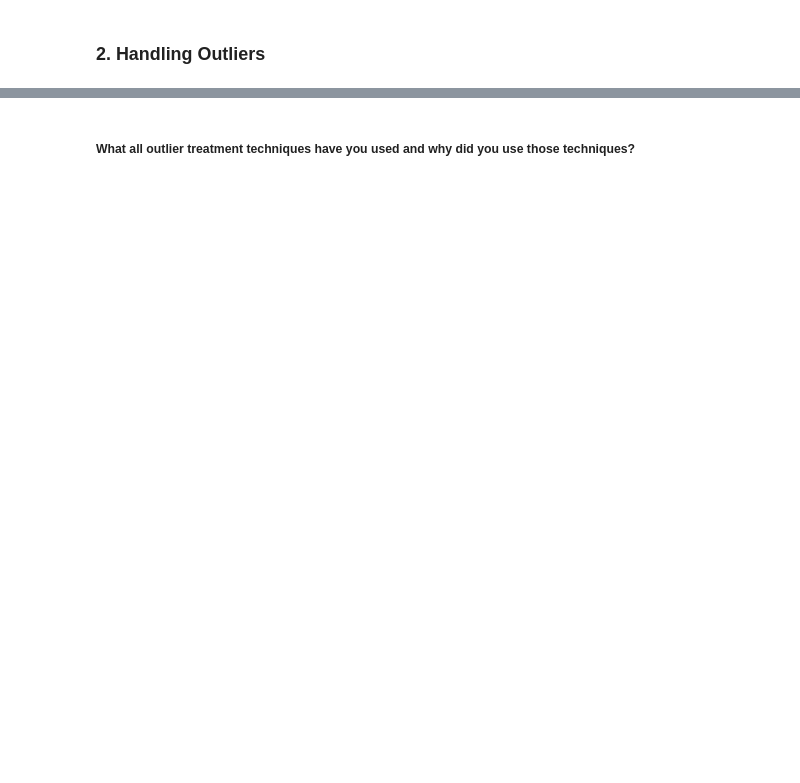
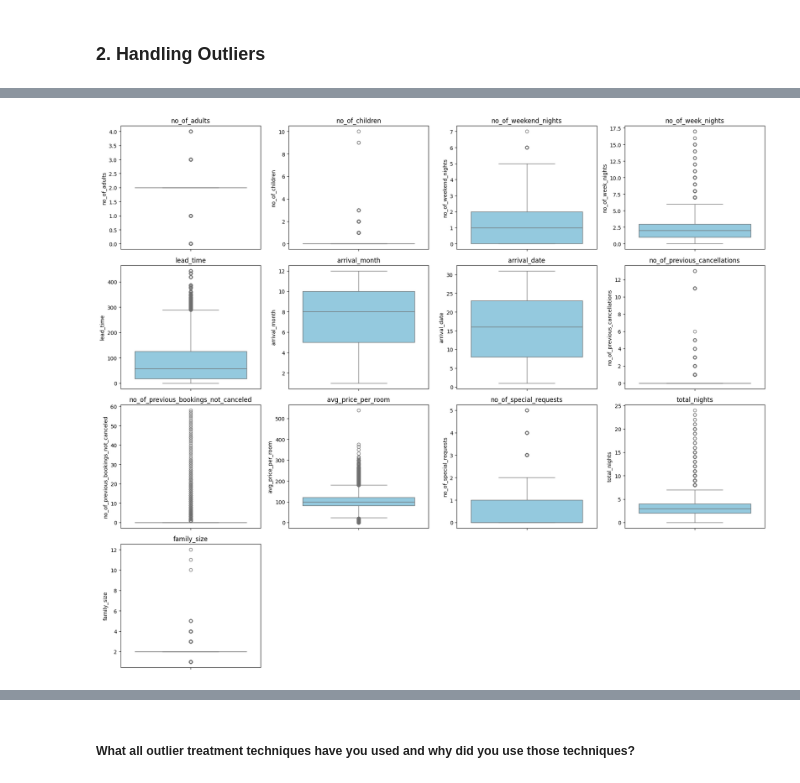
Before and after one commit to kushtagra7/hotel_reservation_classification, a Jupyter notebook: hotel_reservation_classification.ipynb, the cells around one changed output, grey strips where cells are left out. Drawn from its saved outputs; the diff is of its cells as text; code cells hidden in the pictures; blank space fills up the shorter version.

```diff
--- a/hotel_reservation_classification.ipynb
+++ b/hotel_reservation_classification.ipynb
@@ -865,3 +890,5 @@ Answer Here.
 ### 2. Handling Outliers
 # %%
 # Handling Outliers & Outlier treatments
+clean_df=df
+clean_df
@@ -867,0 +929,31 @@ Answer Here.
+# %%
+numerical_cols = [
+    'no_of_adults',
+    'no_of_children',
+    'no_of_weekend_nights',
+    'no_of_week_nights',
+    'lead_time',
+    'arrival_month',
+    'arrival_date',
+    'no_of_previous_cancellations',
+    'no_of_previous_bookings_not_canceled',
+    'avg_price_per_room',
+    'no_of_special_requests',
+    'total_nights',
+    'family_size'
+]
+# %%
+import matplotlib.pyplot as plt
+import seaborn as sns
+
+plt.figure(figsize=(18, 15))
+
+for i, col in enumerate(numerical_cols, 1):
+    plt.subplot(4, 4, i)
+    sns.boxplot(y=clean_df[col], color='skyblue')
+    plt.title(col)
+
+plt.tight_layout()
+plt.show()
+# %% [output]
+[figure, added]
```
Also changed, not shown: parts of 29 cells of this notebook.
